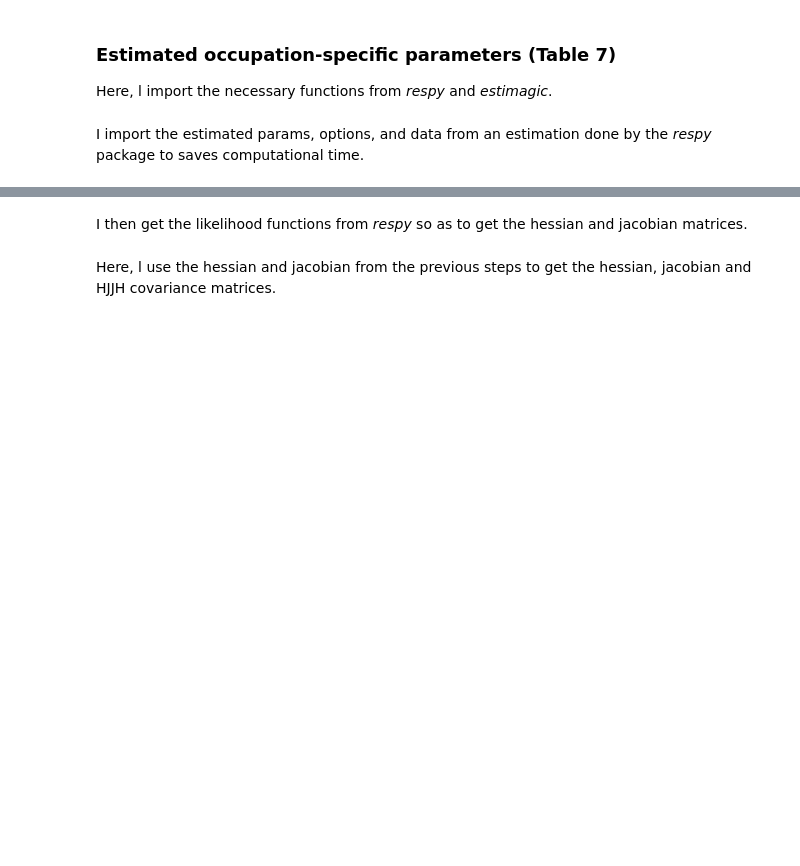
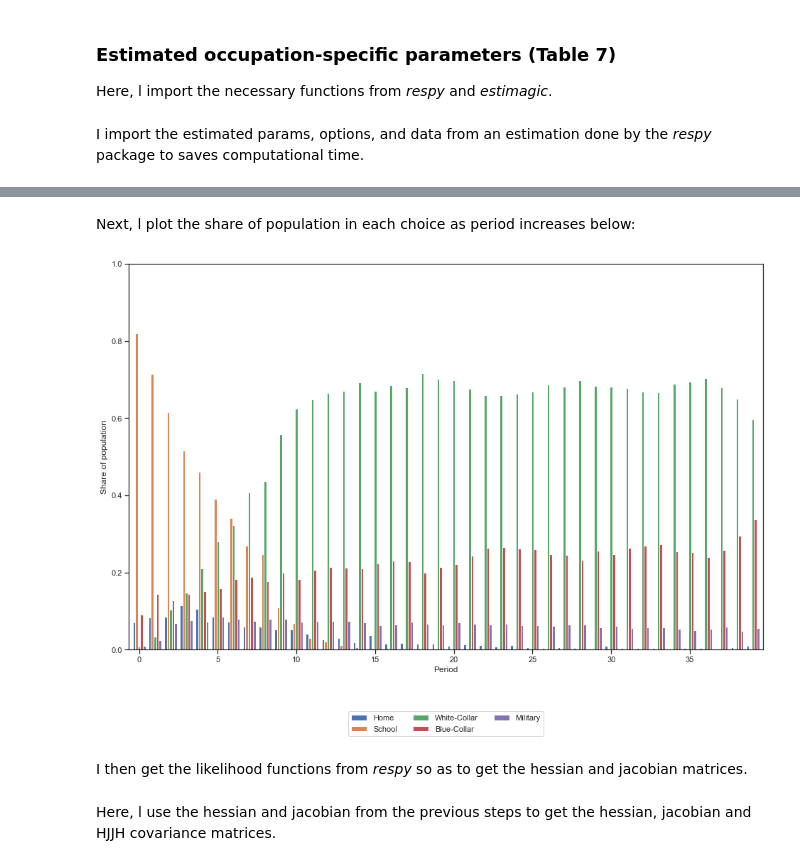
Before and after one commit to Yuleii/student-project-lindamaok899, a Jupyter notebook: student_project.ipynb, the cells around one changed output, grey strips where cells are left out. Drawn from its saved outputs; the diff is of its cells as text; code cells hidden in the pictures; blank space fills up the shorter version.

Commit message:
Adds population share plot for simulated dataset.

```diff
--- a/student_project.ipynb
+++ b/student_project.ipynb
@@ -571,4 +573,6 @@ from respy.likelihood import log_like_obs
 I import the estimated params, options, and data from an estimation done by the *respy* package to saves computational time.
 # %%
 # load parameters and get criterion log_like function
-params, options, respy_df = rp.get_example_model("kw_97_base")
+params, options, _ = rp.get_example_model("kw_97_extended")
+# params, options, _ = rp.get_example_model("kw_97_base")
+state_space, respy_df = rp.simulate(params, options)
@@ -574,0 +595,6 @@ params, options, respy_df = rp.get_example_model("kw_97_base")
+# %% [markdown]
+Next, l plot the share of population in each choice as period increases below:
+# %%
+share_of_population(respy_df, ax)
+# %% [output]
+[figure, added]
```
Also changed, not shown: parts of 8 cells of this notebook, 2 other files.
